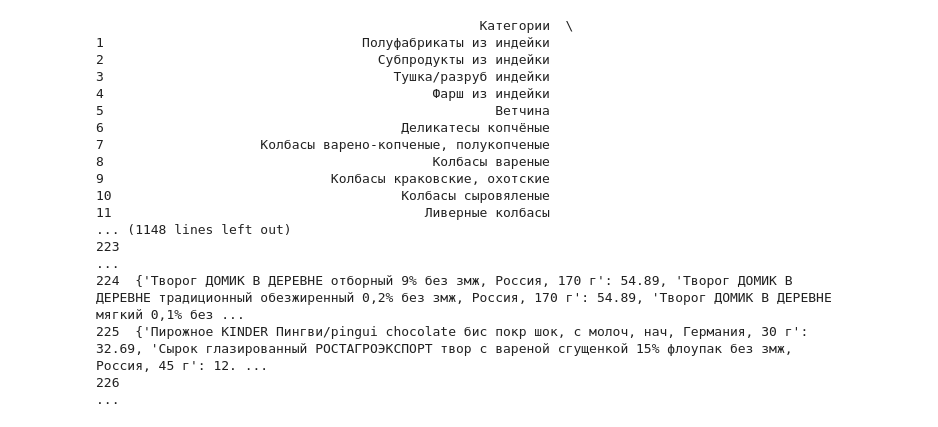
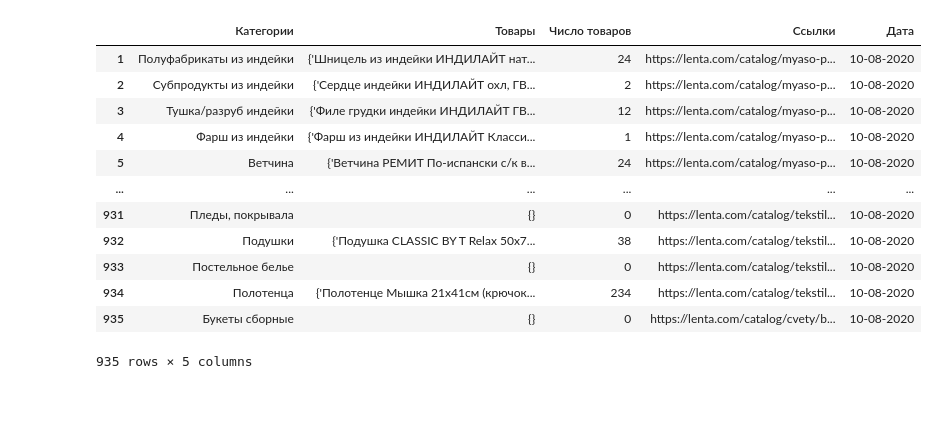
Before and after one commit to haykeminyan/DataNerds-AI, a Jupyter notebook: lenta/lenta.ipynb, the cells around one changed output. Saved outputs shown, nothing was run; the diff lists cells and outputs as text; code cells hidden in the pictures; blank space fills up the shorter version.

```diff
--- a/lenta/lenta.ipynb
+++ b/lenta/lenta.ipynb
@@ -3,52 +3,48 @@ import pymongo
 from pymongo import MongoClient
 import pandas as pd
 pd.set_option("max_colwidth", 1500)
-pd.set_option('max_rows',1000)
+pd.set_option('max_rows',100)
 client = MongoClient('localhost',27017)
 db = client.shop_prices
 final_lenta = db.final_lenta
 dictionary = {}
 data = db.final_lenta.find({},{'_id':0})
 data_with_keys = []
 goods = []
 href = []
 category = []
 counter = []
 
 for i in list(data):
     category.append(i['category_name'])
     href.append(i['link'])
 #     dates.append(list(i.keys())[2::2])
 #     goods.append(list(i.values())[2::2])
     for a,b in i.items():
         if type(b) == dict:
             goods.append(b)
         data_with_keys.append(a)
 dates = data_with_keys[2::3]
 for i in range(len(goods)):
      counter.append(len(goods[i].keys()))
 
 final = {}
 final = [category,goods,counter,href,dates]
 df = pd.DataFrame.from_dict(final)
 df.index = ['Категории','Товары','Число товаров','Ссылки','Дата']
 df.columns += 1
 df.T
 # %% [output]
+|  | Категории | Товары | Число товаров | Ссылки | Дата |
+| 1 | Полуфабрикаты из индейки | {'Шницель из индейки ИНДИЛАЙТ нат... | 24 | https://lenta.com/catalog/myaso-p... | 10-08-2020 |
+| 2 | Субпродукты из индейки | {'Сердце индейки ИНДИЛАЙТ охл, ГВ... | 2 | https://lenta.com/catalog/myaso-p... | 10-08-2020 |
+| 3 | Тушка/разруб индейки | {'Филе грудки индейки ИНДИЛАЙТ ГВ... | 12 | https://lenta.com/catalog/myaso-p... | 10-08-2020 |
+| 4 | Фарш из индейки | {'Фарш из индейки ИНДИЛАЙТ Класси... | 1 | https://lenta.com/catalog/myaso-p... | 10-08-2020 |
+| 5 | Ветчина | {'Ветчина РЕМИТ По-испански с/к в... | 24 | https://lenta.com/catalog/myaso-p... | 10-08-2020 |
+| ... | ... | ... | ... | ... | ... |
+| 931 | Пледы, покрывала | {} | 0 | https://lenta.com/catalog/tekstil... | 10-08-2020 |
+| 932 | Подушки | {'Подушка CLASSIC BY T Relax 50х7... | 38 | https://lenta.com/catalog/tekstil... | 10-08-2020 |
+| 933 | Постельное белье | {} | 0 | https://lenta.com/catalog/tekstil... | 10-08-2020 |
+| 934 | Полотенца | {'Полотенце Мышка 21x41см (крючок... | 234 | https://lenta.com/catalog/tekstil... | 10-08-2020 |
+| 935 | Букеты сборные | {} | 0 | https://lenta.com/catalog/cvety/b... | 10-08-2020 |
-                                                 Категории  \
-1                                 Полуфабрикаты из индейки
-2                                   Субпродукты из индейки
-3                                     Тушка/разруб индейки
-4                                          Фарш из индейки
-5                                                  Ветчина
-6                                      Деликатесы копчёные
-7                    Колбасы варено-копченые, полукопченые
-8                                          Колбасы вареные
-9                             Колбасы краковские, охотские
-10                                     Колбасы сыровяленые
-11                                        Ливерные колбасы
-... (1148 lines left out)
-223                                                                                                                                                                                                      ...
-224  {'Творог ДОМИК В ДЕРЕВНЕ отборный 9% без змж, Россия, 170 г': 54.89, 'Творог ДОМИК В ДЕРЕВНЕ традиционный обезжиренный 0,2% без змж, Россия, 170 г': 54.89, 'Творог ДОМИК В ДЕРЕВНЕ мягкий 0,1% без ...
-225  {'Пирожное KINDER Пингви/pingui chocolate бис покр шок, с молоч, нач, Германия, 30 г': 32.69, 'Сырок глазированный РОСТАГРОЭКСПОРТ твор с вареной сгущенкой 15% флоупак без змж, Россия, 45 г': 12. ...
-226                                                                                                                                                                                                      ...
+935 rows × 5 columns
```
